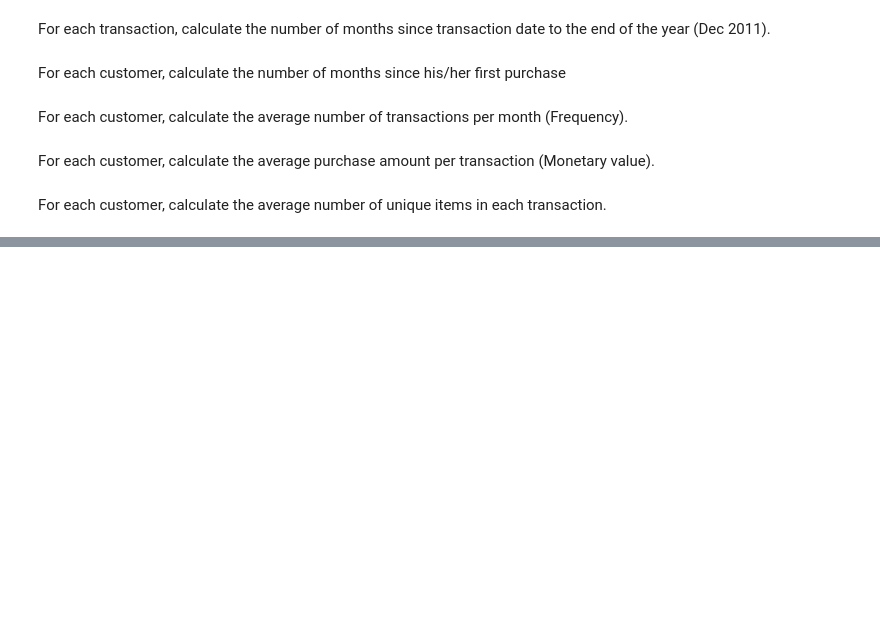
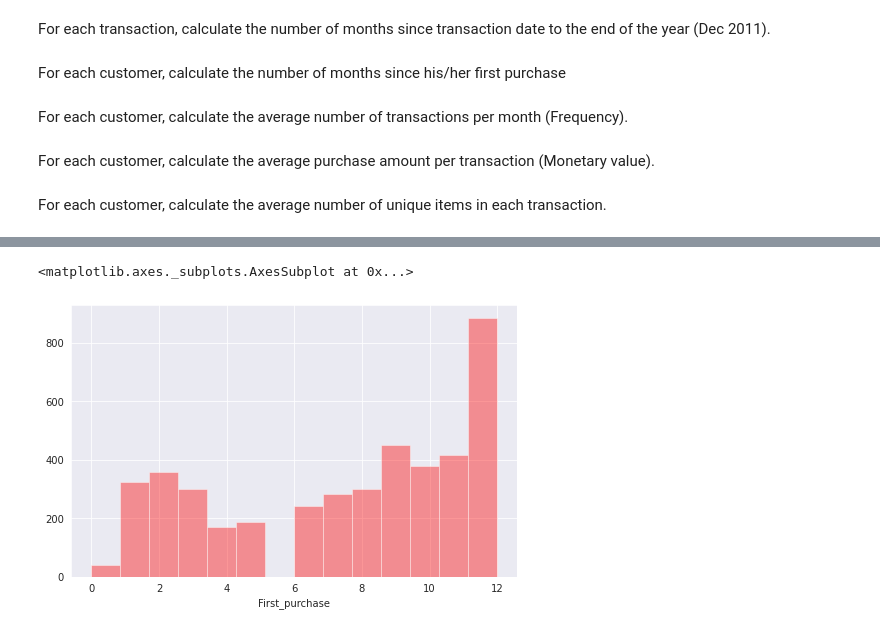
Before and after one commit to Ranjitkumarmuduli/Capstone-Project--4, a Jupyter notebook: Online_Retail_Customer_Segmentation_Capstone_Project.ipynb, the cells around one changed output, grey strips where cells are left out. Drawn from its saved outputs; the diff is of its cells as text; code cells hidden in the pictures; blank space fills up the shorter version.

```diff
--- a/Online_Retail_Customer_Segmentation_Capstone_Project.ipynb
+++ b/Online_Retail_Customer_Segmentation_Capstone_Project.ipynb
@@ -711,0 +742,7 @@ unique_items = df.groupby(['CustomerID', 'InvoiceNo']).agg({'StockCode': 'nuniqu
+# %%
+#Distribution for First_purchase.
+plt.figure(figsize=(8,5))
+sns.distplot(data_transformed.First_purchase,color='red',kde=False)
+# %% [output]
+<matplotlib.axes._subplots.AxesSubplot at 0x...>
+[figure, added]
```
Also changed, not shown: parts of 14 cells of this notebook.
